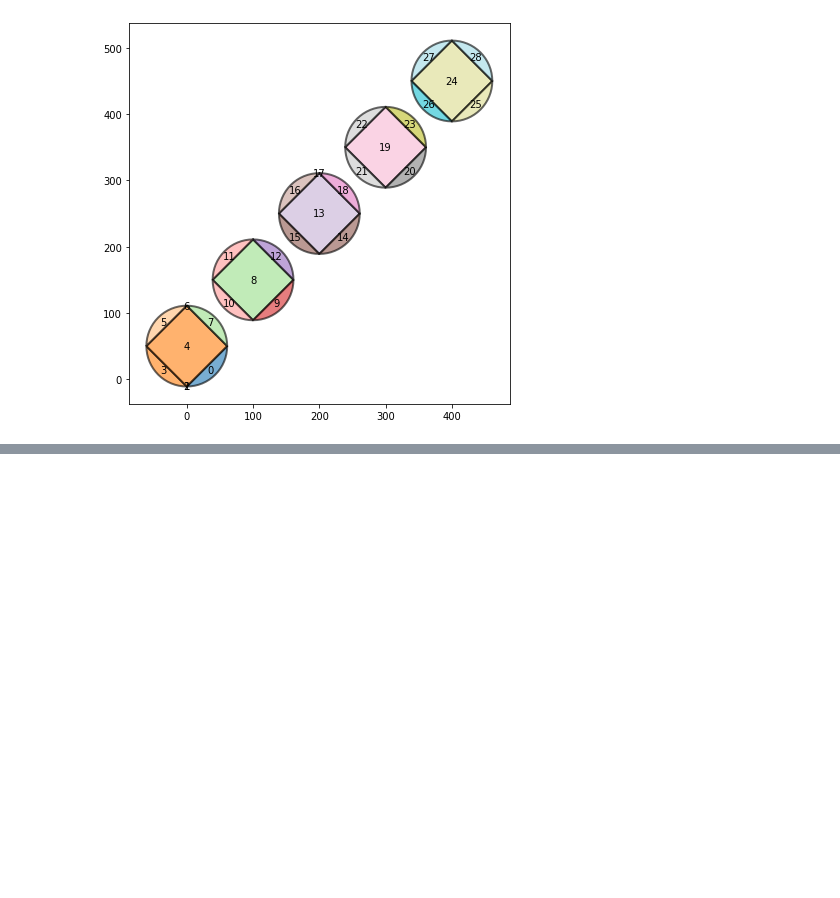
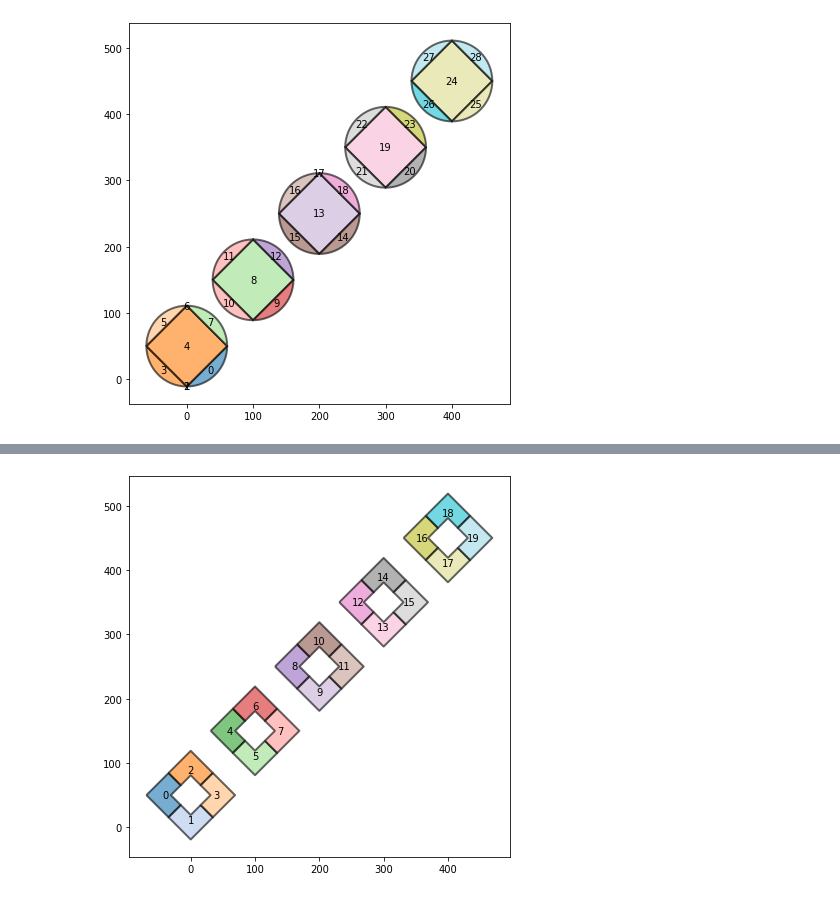
Before and after one commit to abiraihan/geoshapes, a Jupyter notebook: example/splitShape.ipynb, the cells around one changed output, grey strips where cells are left out. Saved outputs shown, nothing was run; the diff lists cells and outputs as text; code cells hidden in the pictures; blank space fills up the shorter version.

```diff
--- a/example/splitShape.ipynb
+++ b/example/splitShape.ipynb
@@ -192,0 +244,4 @@ circleSquare = getCircleSquarePlot(200, 90, 500, 100)
+# %%
+squarePlot1 = getSquarePlot(320, 45, 500, 100, include = False, skip = None)
+# %% [output]
+[figure, added]
```
Also changed, not shown: parts of 23 cells of this notebook, 1 other file.
